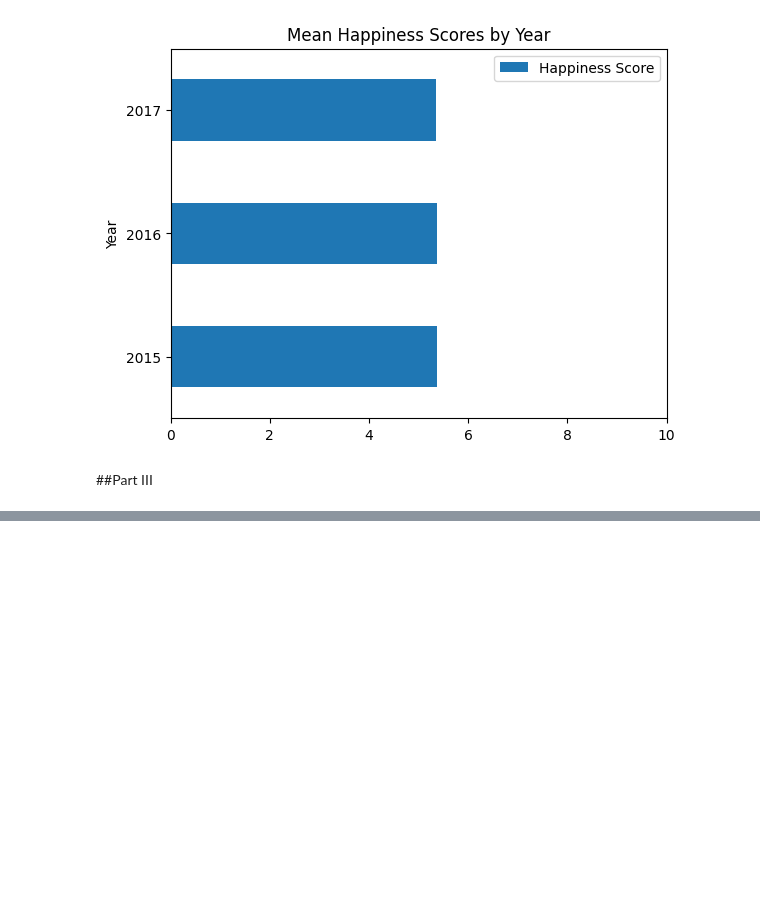
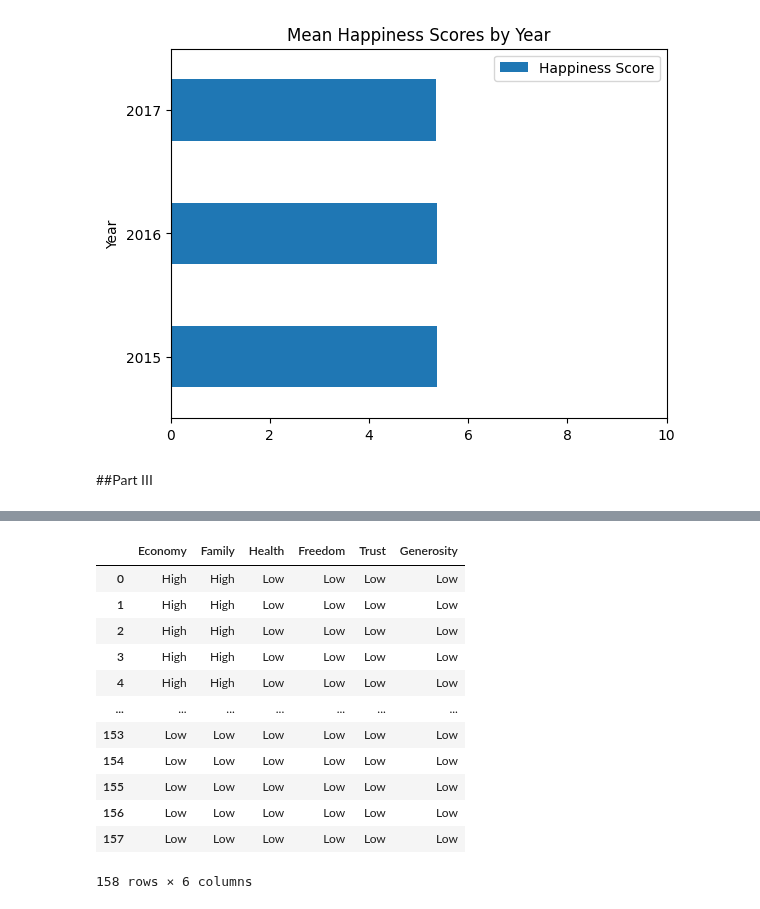
Before and after one commit to Krzesimir13/DataQuest, a Jupyter notebook: world_happiness.ipynb, the cells around one changed output, grey strips where cells are left out. Cells and saved outputs as stored; diff of their text form; code cells hidden in the pictures; blank space fills up the shorter version.

```diff
--- a/world_happiness.ipynb
+++ b/world_happiness.ipynb
@@ -283,3 +283,9 @@ plt.show()
 [figure]
 # %% [markdown]
 ##Part III
+# %%
+mapping = {'Economy (GDP per Capita)': 'Economy',
+           'Health (Life Expectancy)': 'Health',
+           'Trust (Government Corruption)': 'Trust' }
+
+happiness2015.rename(mapping, axis=1, inplace=True)
@@ -285,0 +299,6 @@ plt.show()
+# %%
+def label(element):
+    if element > 1:
+        return 'High'
+    else:
+        return 'Low'
@@ -285,0 +328,18 @@ plt.show()
+# %%
+factors = ['Economy', 'Family', 'Health', 'Freedom', 'Trust', 'Generosity']
+
+happiness2015[factors].map(label)
+# %% [output]
+|  | Economy | Family | Health | Freedom | Trust | Generosity |
+| 0 | High | High | Low | Low | Low | Low |
+| 1 | High | High | Low | Low | Low | Low |
+| 2 | High | High | Low | Low | Low | Low |
+| 3 | High | High | Low | Low | Low | Low |
+| 4 | High | High | Low | Low | Low | Low |
+| ... | ... | ... | ... | ... | ... | ... |
+| 153 | Low | Low | Low | Low | Low | Low |
+| 154 | Low | Low | Low | Low | Low | Low |
+| 155 | Low | Low | Low | Low | Low | Low |
+| 156 | Low | Low | Low | Low | Low | Low |
+| 157 | Low | Low | Low | Low | Low | Low |
+158 rows × 6 columns
```
Also changed, not shown: parts of 4 cells of this notebook.
